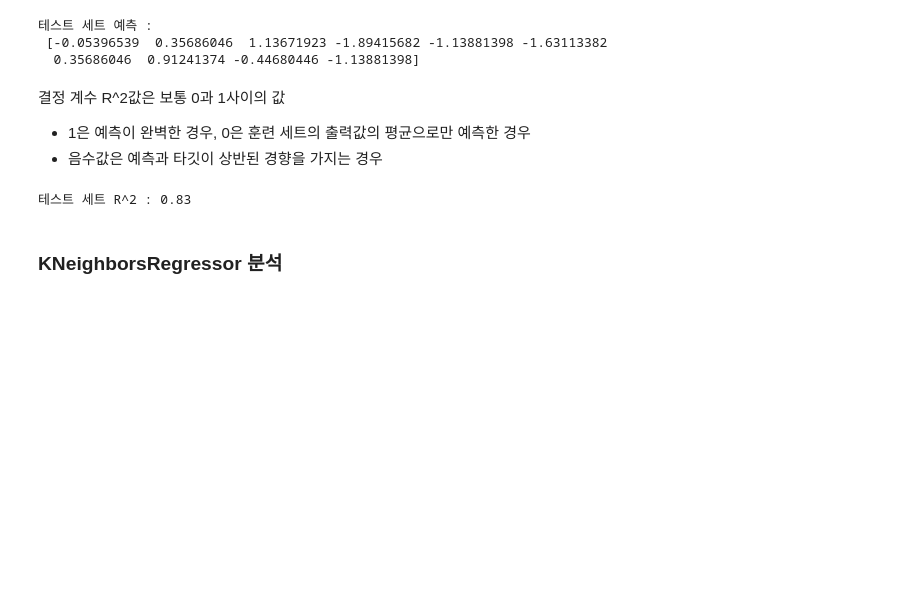
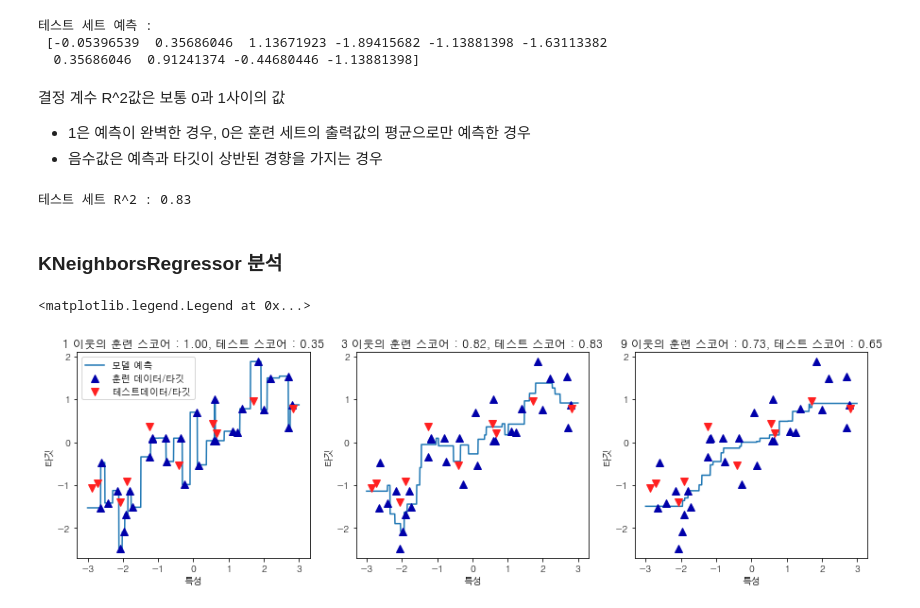
Before and after one commit to hyooo1017/Review, a Jupyter notebook: Introduction to Machine Learning with Python/2장. 지도학습.ipynb, the cells around one changed output. Cells and saved outputs as stored; diff of their text form; code cells hidden in the pictures; blank space fills up the shorter version.

```diff
--- a/Introduction to Machine Learning with Python/2장. 지도학습.ipynb
+++ b/Introduction to Machine Learning with Python/2장. 지도학습.ipynb
@@ -235,14 +235,21 @@ print("테스트 세트 R^2 : {:.2f}".format(reg.score(X_test, y_test)))
 # %%
 fig, axes = plt.subplots(1, 3, figsize = (15, 4))
 
 # -3과 2 사이에 1,000개의 데이터 포인트를 만듭니다
 line = np.linspace(-3, 3, 1000).reshape(-1, 1)
 for n, ax in zip([1, 3, 9], axes):
     #1, 3, 9 이웃을 사용한 예측을 합니다
-    reg = KNeghborsRegressor(n_neighbors = n)
+    reg = KNeighborsRegressor(n_neighbors = n)
     reg.fit(X_train, y_train)
     ax.plot(line, reg.predict(line))
     ax.plot(X_train, y_train, '^', c = mglearn.cm2(0), markersize = 8)
     ax.plot(X_test, y_test, 'v', c = mglearn.cm2(1), markersize = 8)
 
-    ax.set_title("{} 이웃의 훈련 스코어 : {.2f}, 테스트 스코어 : {.2f}".format(n, reg.score()))
+    ax.set_title("{} 이웃의 훈련 스코어 : {:.2f}, 테스트 스코어 : {:.2f}".format(n, reg.score(X_train, y_train),
+                                                                                 reg.score(X_test, y_test)))
+    ax.set_xlabel("특성")
+    ax.set_ylabel("타깃")
+axes[0].legend(["모델 예측", "훈련 데이터/타깃", "테스트데이터/타깃"], loc = "best")
+# %% [output]
+<matplotlib.legend.Legend at 0x...>
+[figure, added]
```
Also changed, not shown: 1 other file.
